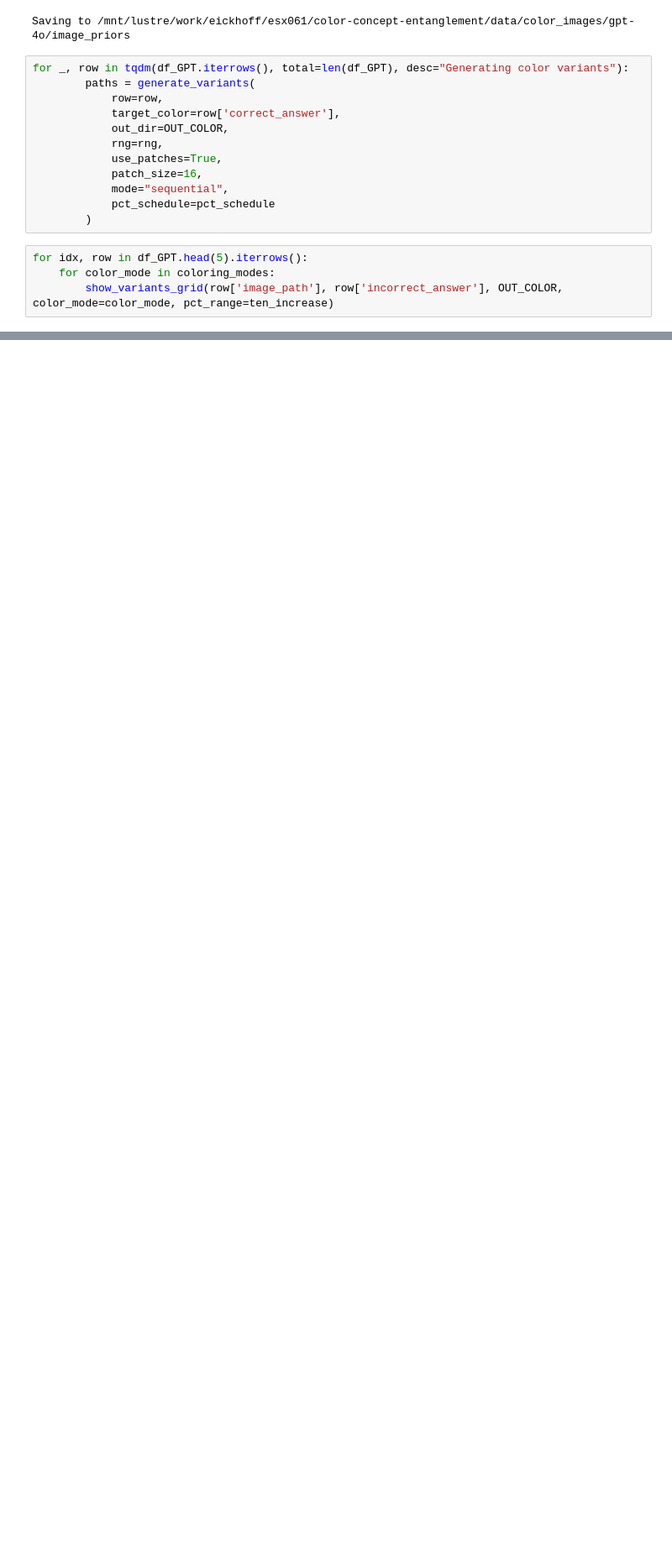
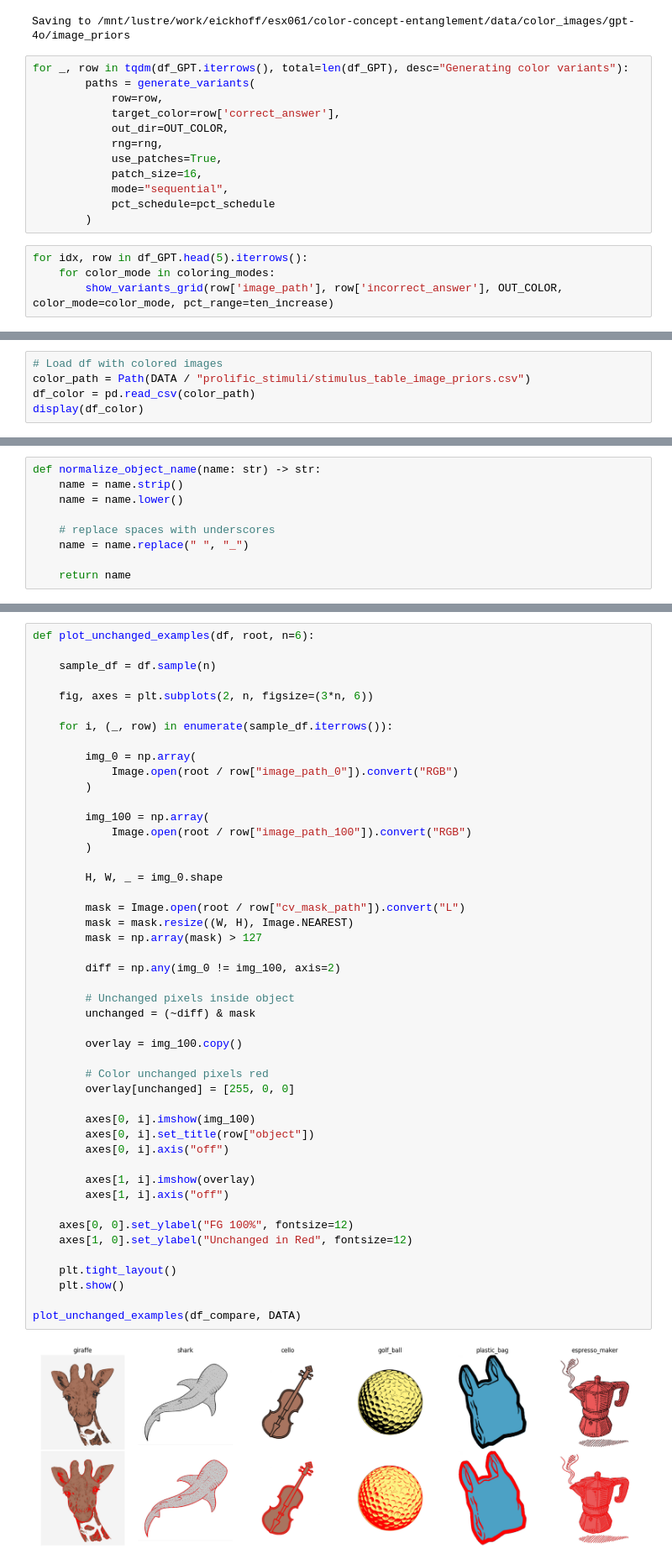
Before and after one commit to jonnemi/color-concept-entanglement, a Jupyter notebook: making_color_images/make_color_prior_dataset.ipynb, the cells around one changed output, grey strips where cells are left out. Shown at 84% size. Drawn from its saved outputs; the diff is of its cells as text; blank space fills up the shorter version.

```diff
--- a/making_color_images/make_color_prior_dataset.ipynb
+++ b/making_color_images/make_color_prior_dataset.ipynb
@@ -440,0 +524,5 @@ for idx, row in df_GPT.head(5).iterrows():
+# %%
+# Load df with colored images
+color_path = Path(DATA / "prolific_stimuli/stimulus_table_image_priors.csv")
+df_color = pd.read_csv(color_path)
+display(df_color)
@@ -440,0 +543,9 @@ for idx, row in df_GPT.head(5).iterrows():
+# %%
+def normalize_object_name(name: str) -> str:
+    name = name.strip()
+    name = name.lower()
+
+    # replace spaces with underscores
+    name = name.replace(" ", "_")
+
+    return name
@@ -440,0 +634,49 @@ for idx, row in df_GPT.head(5).iterrows():
+# %%
+def plot_unchanged_examples(df, root, n=6):
+
+    sample_df = df.sample(n)
+
+    fig, axes = plt.subplots(2, n, figsize=(3*n, 6))
+
+    for i, (_, row) in enumerate(sample_df.iterrows()):
+
+        img_0 = np.array(
+            Image.open(root / row["image_path_0"]).convert("RGB")
+        )
+
+        img_100 = np.array(
+            Image.open(root / row["image_path_100"]).convert("RGB")
+        )
+
+        H, W, _ = img_0.shape
+
+        mask = Image.open(root / row["cv_mask_path"]).convert("L")
+        mask = mask.resize((W, H), Image.NEAREST)
+        mask = np.array(mask) > 127
+
+        diff = np.any(img_0 != img_100, axis=2)
+
+        # Unchanged pixels inside object
+        unchanged = (~diff) & mask
+
+        overlay = img_100.copy()
+
+        # Color unchanged pixels red
+        overlay[unchanged] = [255, 0, 0]
+
+        axes[0, i].imshow(img_100)
+        axes[0, i].set_title(row["object"])
+        axes[0, i].axis("off")
+
+        axes[1, i].imshow(overlay)
+        axes[1, i].axis("off")
+
+    axes[0, 0].set_ylabel("FG 100%", fontsize=12)
+    axes[1, 0].set_ylabel("Unchanged in Red", fontsize=12)
+
+    plt.tight_layout()
+    plt.show()
+
+plot_unchanged_examples(df_compare, DATA)
+# %% [output]
+[figure, added]
```
Also changed, not shown: parts of 13 cells of this notebook, 2 other files.
